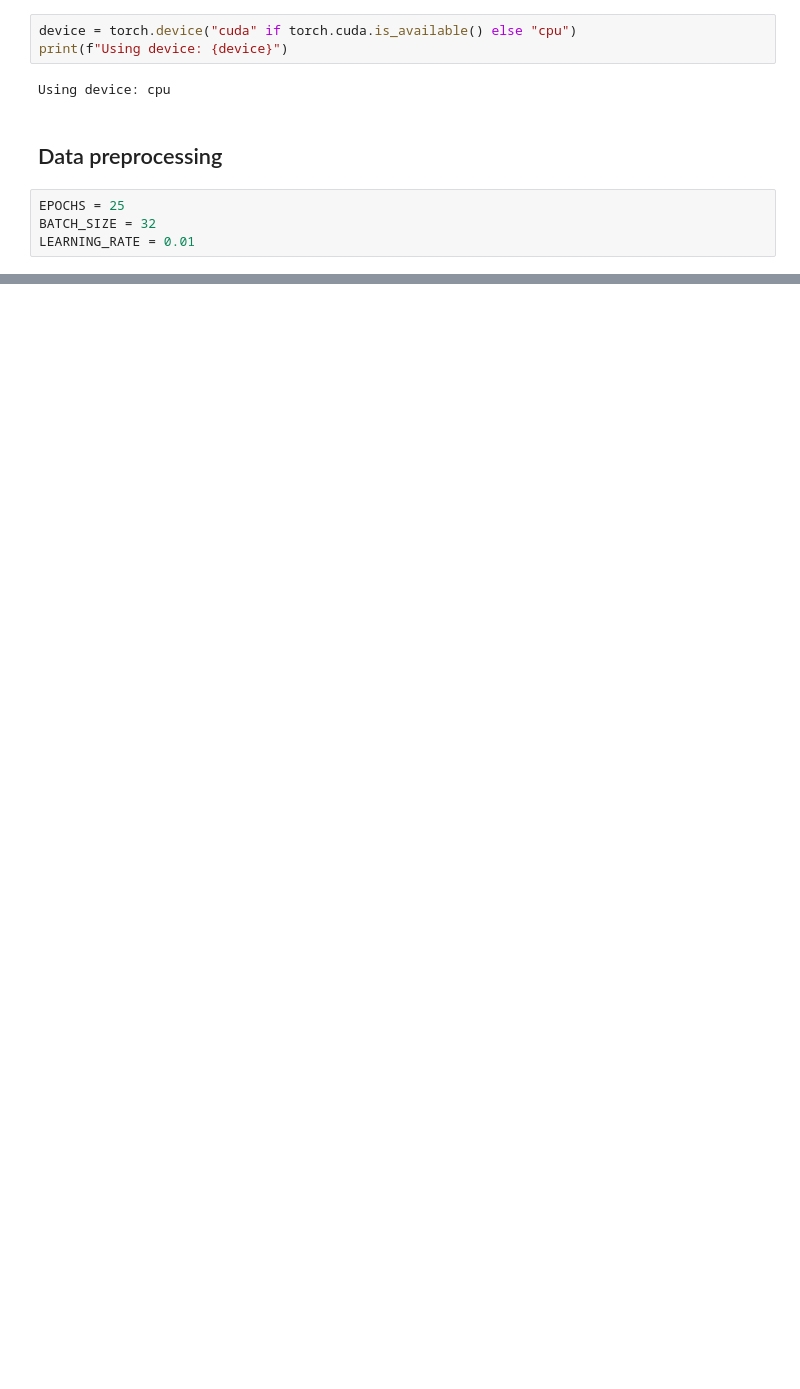
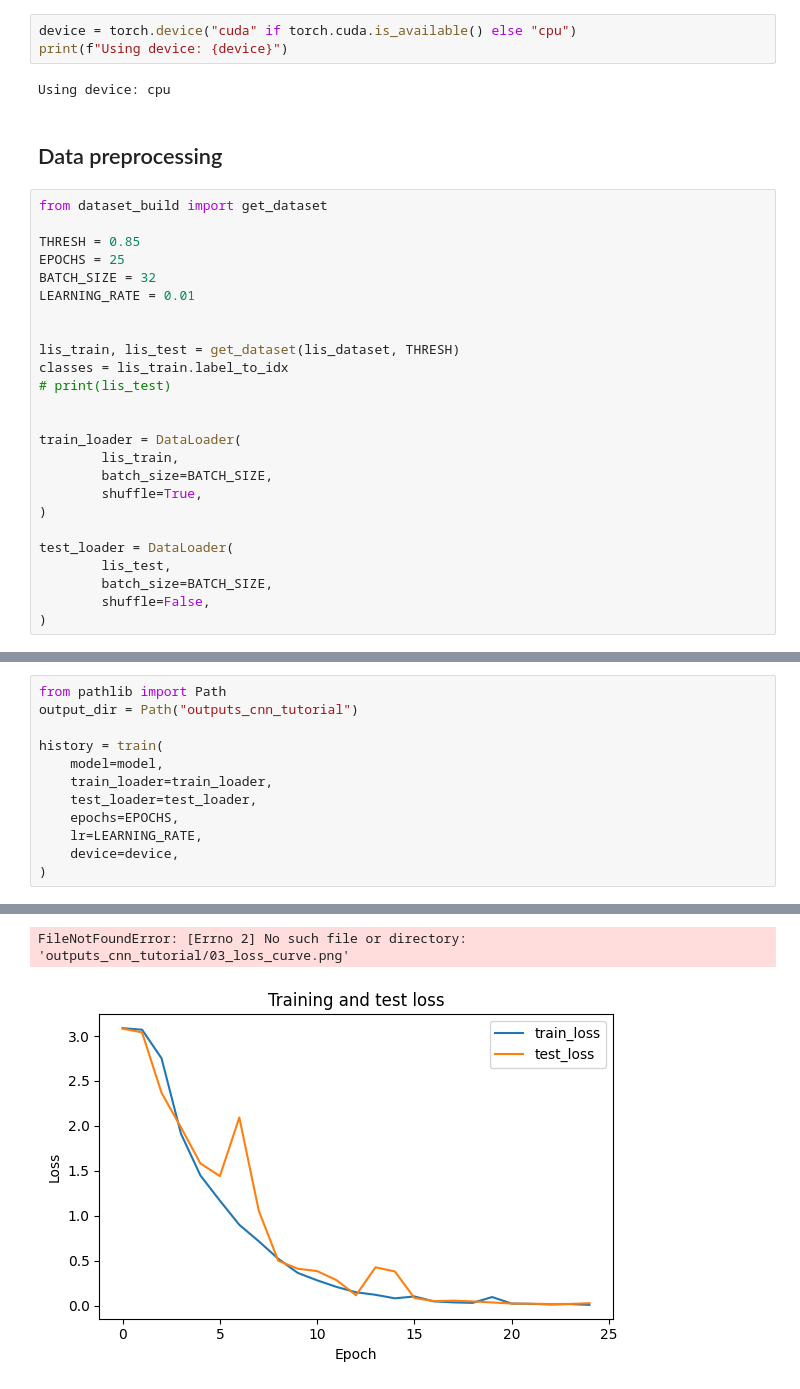
Before and after one commit to panguccio/Sign-Language-CNN, a Jupyter notebook: main.ipynb, the cells around one changed output, grey strips where cells are left out. Cells and saved outputs as stored; diff of their text form; blank space fills up the shorter version.

Commit message:
add train and test

```diff
--- a/main.ipynb
+++ b/main.ipynb
@@ -84,6 +63,27 @@ Using device: cpu
 # %% [markdown]
 ## Data preprocessing
 # %%
+from dataset_build import get_dataset
+
+THRESH = 0.85
 EPOCHS = 25
 BATCH_SIZE = 32
 LEARNING_RATE = 0.01
+
+
+lis_train, lis_test = get_dataset(lis_dataset, THRESH)
+classes = lis_train.label_to_idx
+# print(lis_test)
+
+
+train_loader = DataLoader(
+        lis_train,
+        batch_size=BATCH_SIZE,
+        shuffle=True,
+)
+
+test_loader = DataLoader(
+        lis_test,
+        batch_size=BATCH_SIZE,
+        shuffle=False,
+)
@@ -89,0 +167,13 @@ LEARNING_RATE = 0.01
+# %%
+from pathlib import Path
+output_dir = Path("outputs_cnn_tutorial")
+
+history = train(
+    model=model,
+    train_loader=train_loader,
+    test_loader=test_loader,
+    epochs=EPOCHS,
+    lr=LEARNING_RATE,
+    device=device,
+)
+# %% [output]
@@ -89,0 +197,2 @@ LEARNING_RATE = 0.01
+FileNotFoundError: [Errno 2] No such file or directory: 'outputs_cnn_tutorial/03_loss_curve.png'
+[figure, added]
```
Also changed, not shown: parts of 10 cells of this notebook.
